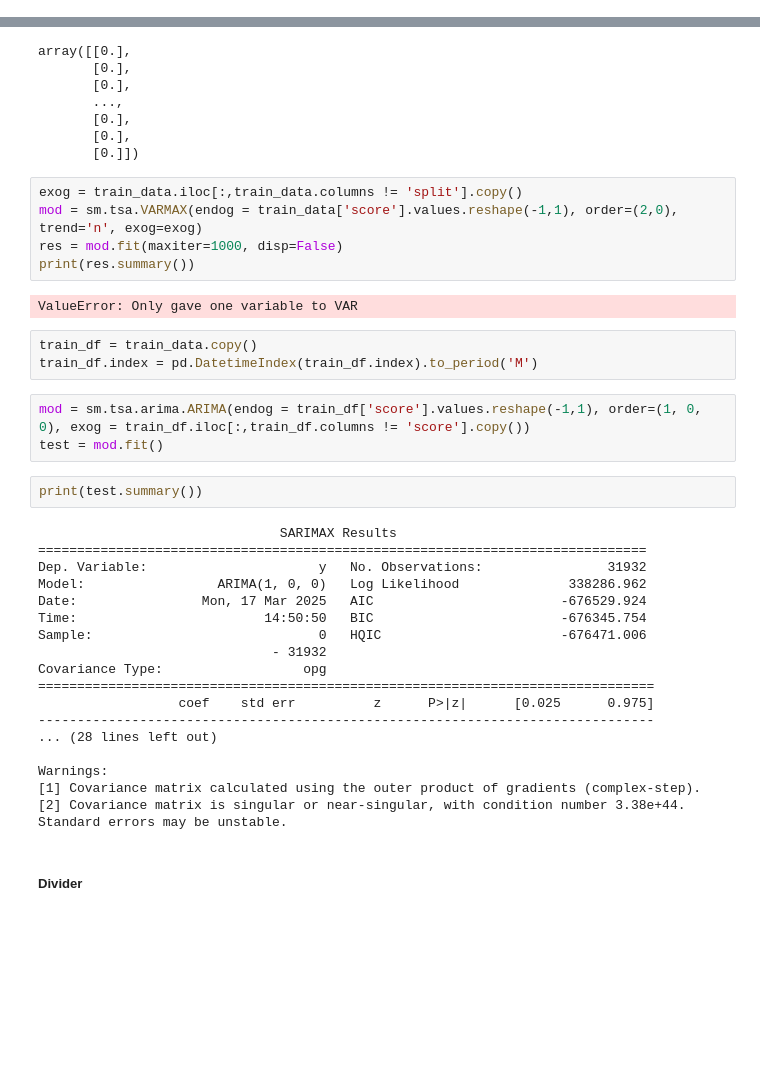
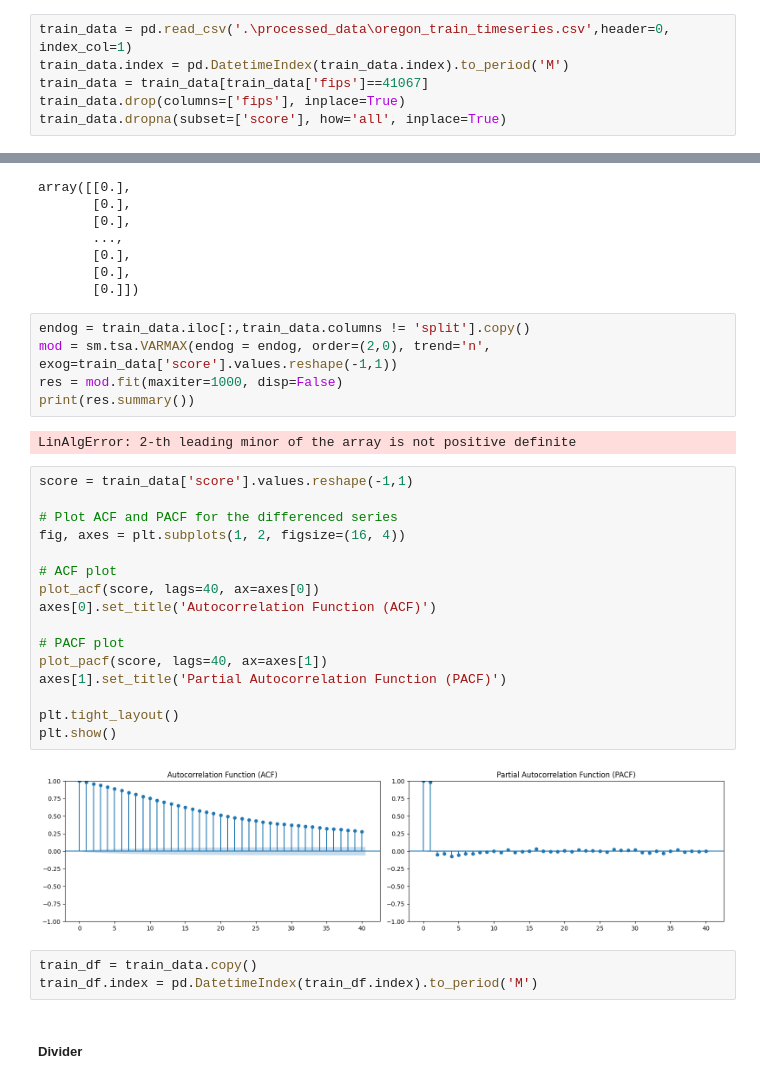
Before and after one commit to carseys/drought-predicting, a Jupyter notebook: varmax.ipynb, the cells around one changed output, grey strips where cells are left out. Cells and saved outputs as stored; diff of their text form; blank space fills up the shorter version.

Commit message:
linalg problem with varmax

```diff
--- a/varmax.ipynb
+++ b/varmax.ipynb
@@ -61,3 +66,9 @@ import statsmodels.api as sm
+# %%
+train_data = pd.read_csv('.\processed_data\oregon_train_timeseries.csv',header=0, index_col=1)
+train_data.index = pd.DatetimeIndex(train_data.index).to_period('M')
+train_data = train_data[train_data['fips']==41067]
+train_data.drop(columns=['fips'], inplace=True)
+train_data.dropna(subset=['score'], how='all', inplace=True)
 # %%
 len(train_data.iloc[:,train_data.columns != 'split'].columns)
 # %% [output]
@@ -73,38 +84,33 @@ array([[0.],
        [0.],
        [0.]])
 # %%
-exog = train_data.iloc[:,train_data.columns != 'split'].copy()
-mod = sm.tsa.VARMAX(endog = train_data['score'].values.reshape(-1,1), order=(2,0), trend='n', exog=exog)
+endog = train_data.iloc[:,train_data.columns != 'split'].copy()
+mod = sm.tsa.VARMAX(endog = endog, order=(2,0), trend='n', exog=train_data['score'].values.reshape(-1,1))
 res = mod.fit(maxiter=1000, disp=False)
 print(res.summary())
 # %% [output]
-ValueError: Only gave one variable to VAR
+LinAlgError: 2-th leading minor of the array is not positive definite
+# %%
+score = train_data['score'].values.reshape(-1,1)
+
+# Plot ACF and PACF for the differenced series
+fig, axes = plt.subplots(1, 2, figsize=(16, 4))
+
+# ACF plot
+plot_acf(score, lags=40, ax=axes[0])
+axes[0].set_title('Autocorrelation Function (ACF)')
+
+# PACF plot
+plot_pacf(score, lags=40, ax=axes[1])
+axes[1].set_title('Partial Autocorrelation Function (PACF)')
+
+plt.tight_layout()
+plt.show()
+# %% [output]
+[figure, added]
 # %%
 train_df = train_data.copy()
 train_df.index = pd.DatetimeIndex(train_df.index).to_period('M')
-# %%
-mod = sm.tsa.arima.ARIMA(endog = train_df['score'].values.reshape(-1,1), order=(1, 0, 0), exog = train_df.iloc[:,train_df.columns != 'score'].copy())
-test = mod.fit()
-# %%
-print(test.summary())
-# %% [output]
-                               SARIMAX Results
-==============================================================================
-Dep. Variable:                      y   No. Observations:                31932
-Model:                 ARIMA(1, 0, 0)   Log Likelihood              338286.962
-Date:                Mon, 17 Mar 2025   AIC                        -676529.924
-Time:                        14:50:50   BIC                        -676345.754
-Sample:                             0   HQIC                       -676471.006
-                              - 31932
-Covariance Type:                  opg
-===============================================================================
-                  coef    std err          z      P>|z|      [0.025      0.975]
--------------------------------------------------------------------------------
-... (28 lines left out)
-
-Warnings:
-[1] Covariance matrix calculated using the outer product of gradients (complex-step).
-[2] Covariance matrix is singular or near-singular, with condition number 3.38e+44. Standard errors may be unstable.
 # %% [markdown]
 ##### Divider
 # %%
```
Also changed, not shown: parts of 6 cells of this notebook, 2 other files.
